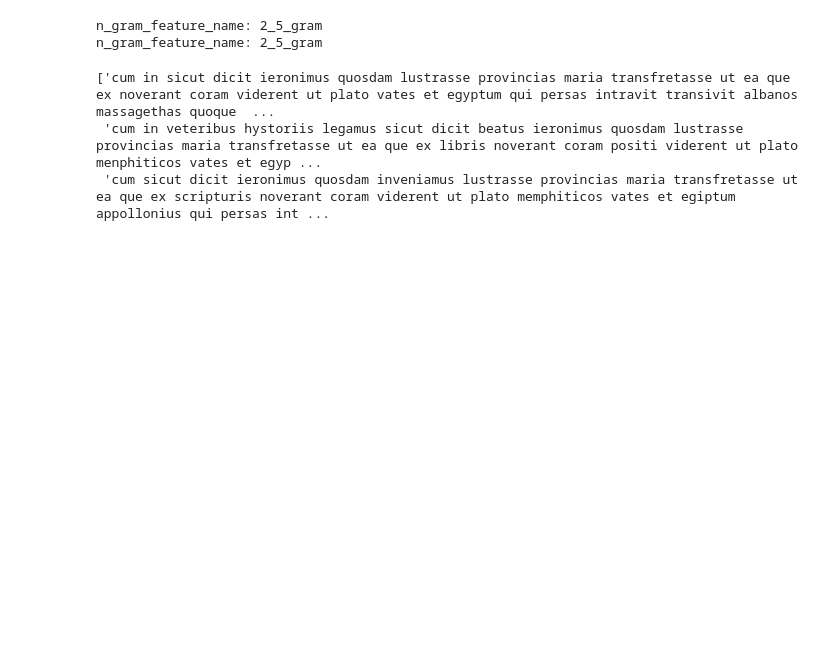
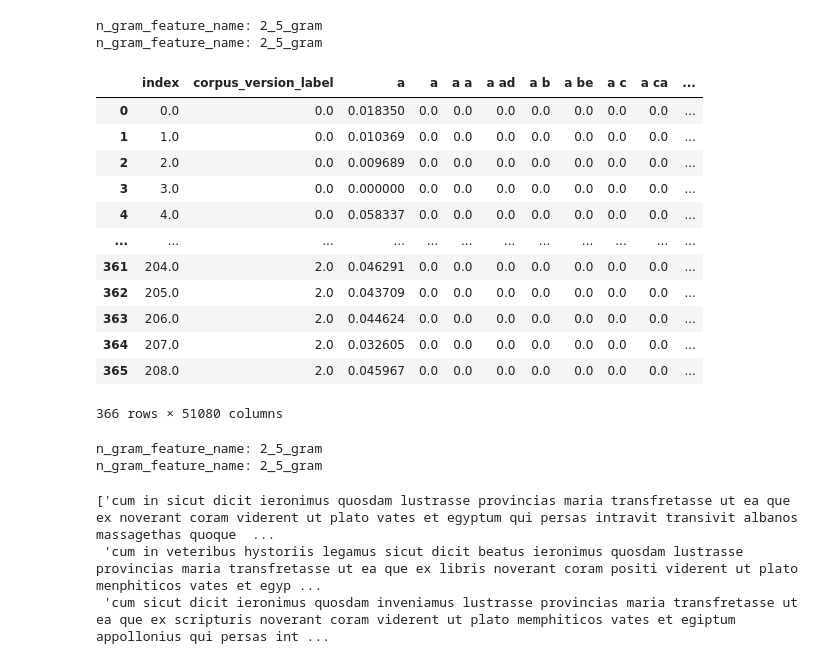
Before and after one commit to sashaaKr/thesis, a Jupyter notebook: notebooks/preparation for 24.7 - create comparison spreadsheet.ipynb, the cells around one changed output. Drawn from its saved outputs; the diff is of its cells as text; code cells hidden in the pictures; blank space fills up the shorter version.

```diff
--- a/notebooks/preparation for 24.7 - create comparison spreadsheet.ipynb
+++ b/notebooks/preparation for 24.7 - create comparison spreadsheet.ipynb
@@ -121,6 +122,34 @@ burchard_london_features_tfidf_2_5_gram_cosine_similarity_long_p_df = thesisMode
 # %% [output]
 n_gram_feature_name: 2_5_gram
 n_gram_feature_name: 2_5_gram
+# %%
+burchard_london_features_tfidf_2_5_gram_cosine_similarity_long_p_df
+# %% [output]
+|  | index | corpus_version_label | a | a | a a | a ad | a b | a be | a c | a ca | ... |
+| 0 | 0.0 | 0.0 | 0.018350 | 0.0 | 0.0 | 0.0 | 0.0 | 0.0 | 0.0 | 0.0 | ... |
+| 1 | 1.0 | 0.0 | 0.010369 | 0.0 | 0.0 | 0.0 | 0.0 | 0.0 | 0.0 | 0.0 | ... |
+| 2 | 2.0 | 0.0 | 0.009689 | 0.0 | 0.0 | 0.0 | 0.0 | 0.0 | 0.0 | 0.0 | ... |
+| 3 | 3.0 | 0.0 | 0.000000 | 0.0 | 0.0 | 0.0 | 0.0 | 0.0 | 0.0 | 0.0 | ... |
+| 4 | 4.0 | 0.0 | 0.058337 | 0.0 | 0.0 | 0.0 | 0.0 | 0.0 | 0.0 | 0.0 | ... |
+| ... | ... | ... | ... | ... | ... | ... | ... | ... | ... | ... | ... |
+| 361 | 204.0 | 2.0 | 0.046291 | 0.0 | 0.0 | 0.0 | 0.0 | 0.0 | 0.0 | 0.0 | ... |
+| 362 | 205.0 | 2.0 | 0.043709 | 0.0 | 0.0 | 0.0 | 0.0 | 0.0 | 0.0 | 0.0 | ... |
+| 363 | 206.0 | 2.0 | 0.044624 | 0.0 | 0.0 | 0.0 | 0.0 | 0.0 | 0.0 | 0.0 | ... |
+| 364 | 207.0 | 2.0 | 0.032605 | 0.0 | 0.0 | 0.0 | 0.0 | 0.0 | 0.0 | 0.0 | ... |
+| 365 | 208.0 | 2.0 | 0.045967 | 0.0 | 0.0 | 0.0 | 0.0 | 0.0 | 0.0 | 0.0 | ... |
+366 rows × 51080 columns
+# %%
+burchard_zwickau_features_tfidf_2_5_gram_cosine_similarity_long_p_df = thesisModelFeatures.create_features_df(
+    None,
+    zwickau_poorly_similar_with_chops_corpus_without_word_processing_long_p,
+    burchard_candidate_version_based_london_without_word_processing_long_p,
+    n_gram = (2,5),
+    features = { 'tfidf', 'inner_mean_cosine_similarity_score' }
+#     burchard_version_with_original_london_text
+)
+# %% [output]
+n_gram_feature_name: 2_5_gram
+n_gram_feature_name: 2_5_gram
 # %%
 burchard_to_versions_text_mapping = thesisDataReader.create_burchard_to_versions_text_to_text_map()
 # %%
```
Also changed, not shown: parts of 40 cells of this notebook, 11 other files.
